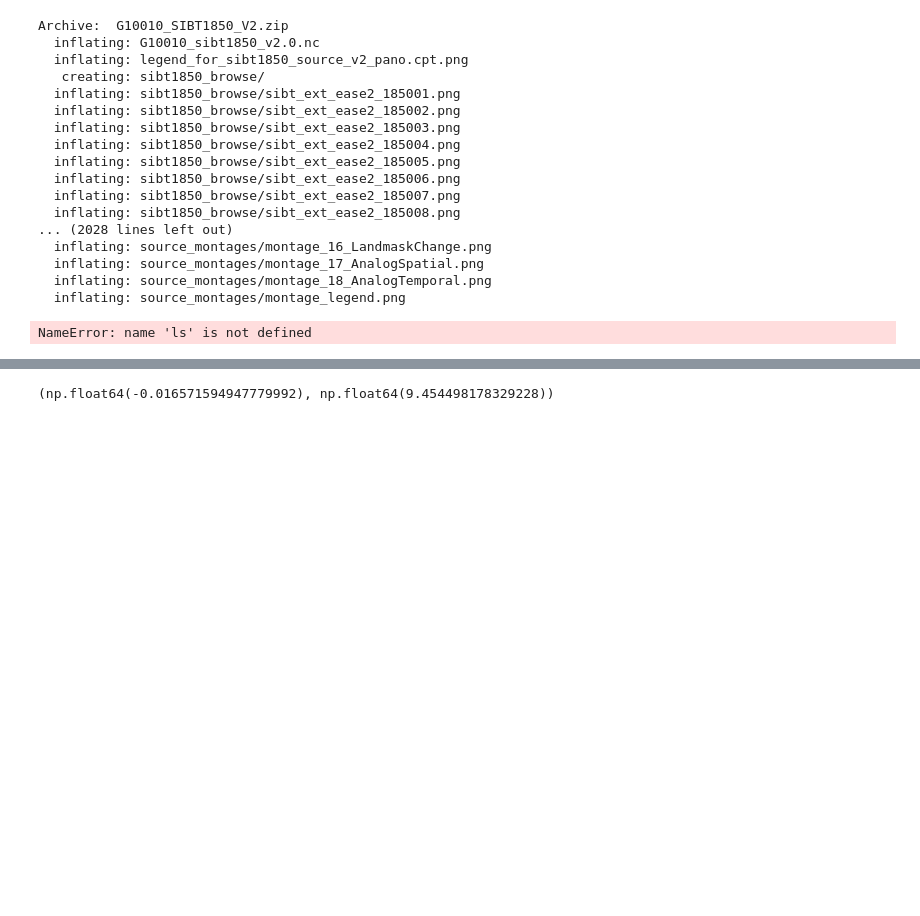
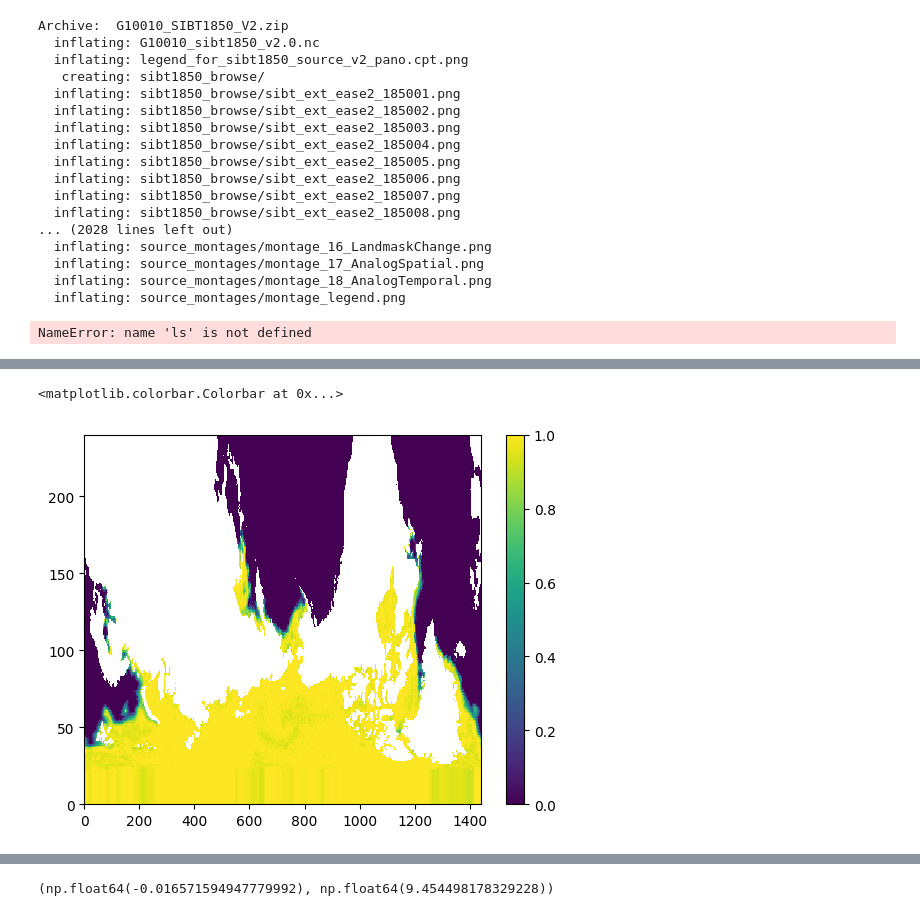
Before and after one commit to milicak/Data_Analysis_Course, a Jupyter notebook: Linear_Regression.ipynb, the cells around one changed output, grey strips where cells are left out. Drawn from its saved outputs; the diff is of its cells as text; code cells hidden in the pictures; blank space fills up the shorter version.

```diff
--- a/Linear_Regression.ipynb
+++ b/Linear_Regression.ipynb
@@ -115,3 +101,8 @@ aice = aice*1e-9
+# %%
+plt.pcolormesh(aice[0,:,:]);plt.colorbar()
+# %% [output]
+<matplotlib.colorbar.Colorbar at 0x...>
+[figure, added]
 # %%
 # plot march
 time = np.arange(1980,2018)
```
Also changed, not shown: parts of 23 cells of this notebook.
